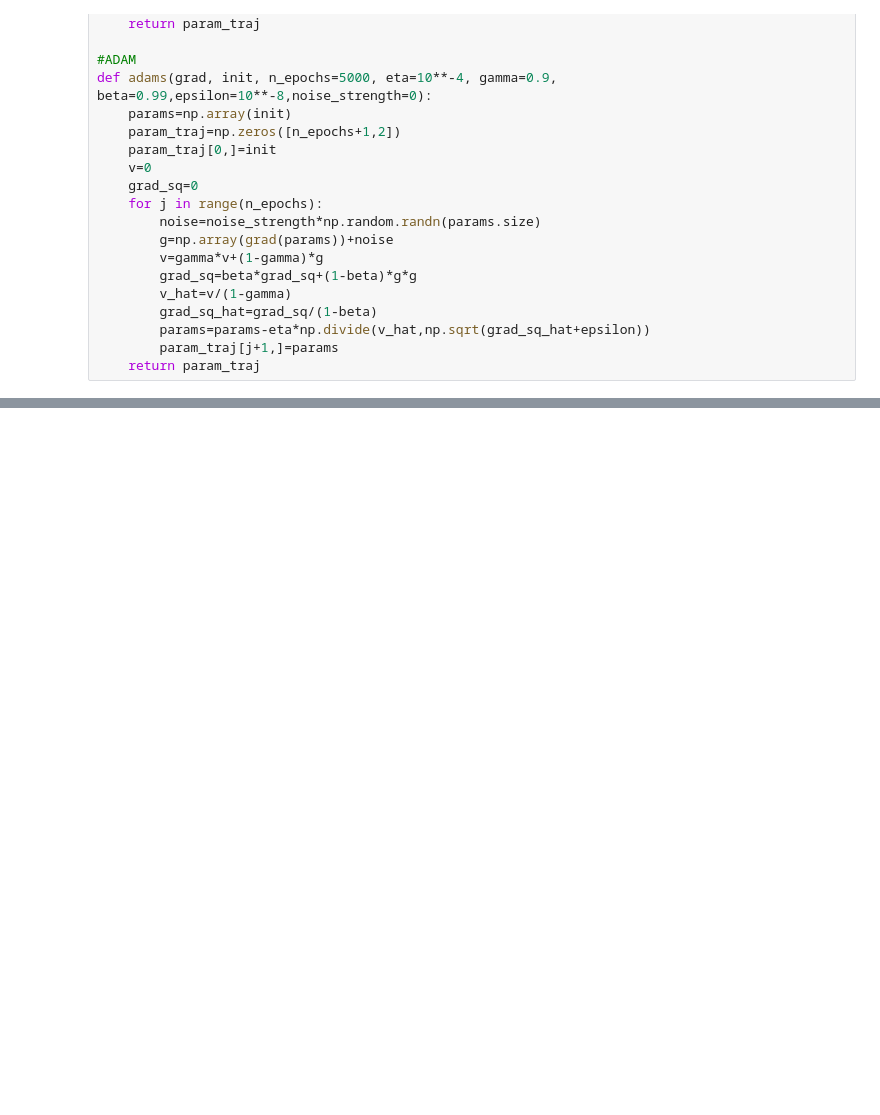
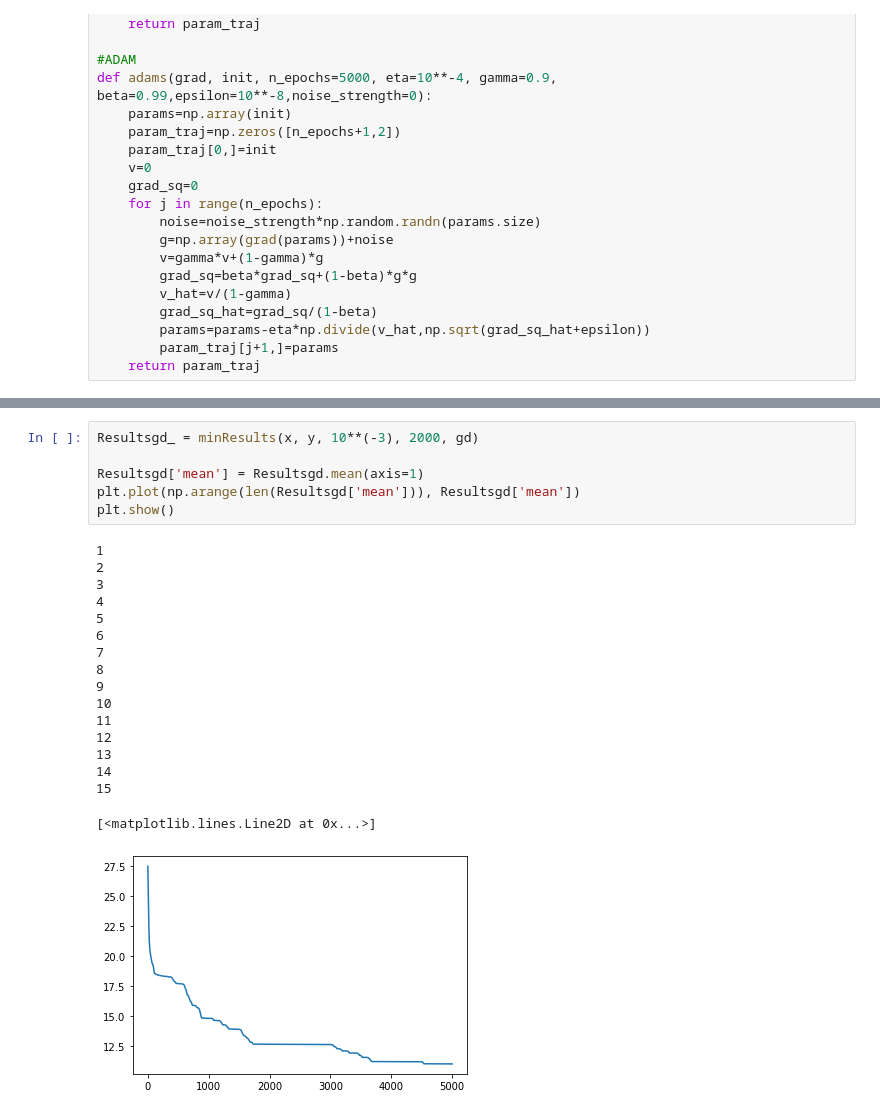
Before and after one commit to LorenzoBuriola/LoCP_moduleB, a Jupyter notebook: Ex_week01.ipynb, the cells around one changed output, grey strips where cells are left out. Drawn from its saved outputs; the diff is of its cells as text; blank space fills up the shorter version.

```diff
--- a/Ex_week01.ipynb
+++ b/Ex_week01.ipynb
@@ -96,0 +139,24 @@ def adams(grad, init, n_epochs=5000, eta=10**-4, gamma=0.9, beta=0.99,epsilon=10
+# %%
+Resultsgd_ = minResults(x, y, 10**(-3), 2000, gd)
+
+Resultsgd['mean'] = Resultsgd.mean(axis=1)
+plt.plot(np.arange(len(Resultsgd['mean'])), Resultsgd['mean'])
+plt.show()
+# %% [output]
+1
+2
+3
+4
+5
+6
+7
+8
+9
+10
+11
+12
+13
+14
+15
+[<matplotlib.lines.Line2D at 0x...>]
+[figure, added]
```
Also changed, not shown: parts of 9 cells of this notebook.
